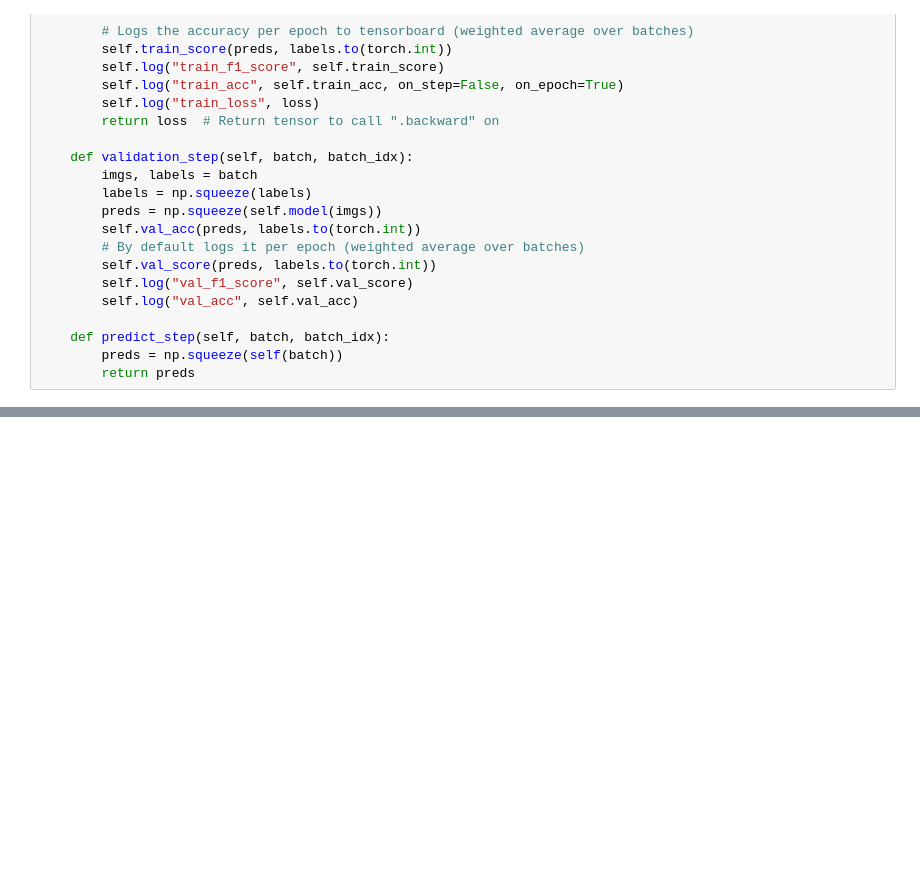
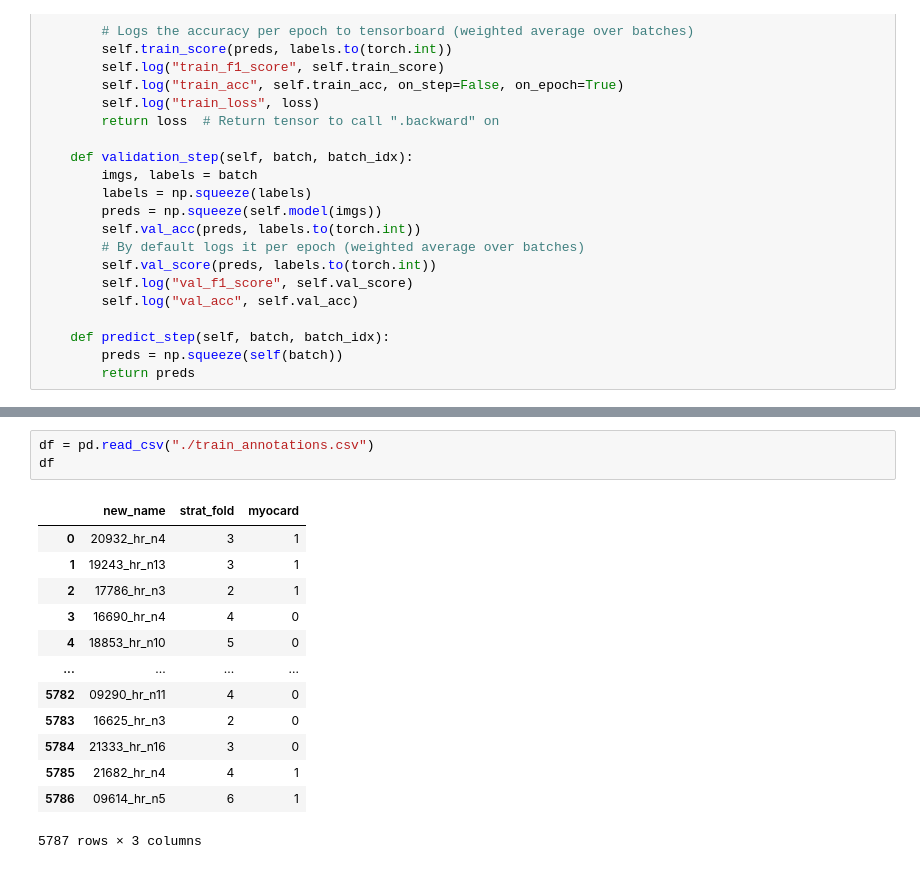
Before and after one commit to boldirev-as/AIIJC-medtech23, a Jupyter notebook: model_training.ipynb, the cells around one changed output, grey strips where cells are left out. Saved outputs shown, nothing was run; the diff lists cells and outputs as text; blank space fills up the shorter version.

```diff
--- a/model_training.ipynb
+++ b/model_training.ipynb
@@ -453,0 +449,17 @@ resnet_results
+# %%
+df = pd.read_csv("./train_annotations.csv")
+df
+# %% [output]
+|  | new_name | strat_fold | myocard |
+| 0 | 20932_hr_n4 | 3 | 1 |
+| 1 | 19243_hr_n13 | 3 | 1 |
+| 2 | 17786_hr_n3 | 2 | 1 |
+| 3 | 16690_hr_n4 | 4 | 0 |
+| 4 | 18853_hr_n10 | 5 | 0 |
+| ... | ... | ... | ... |
+| 5782 | 09290_hr_n11 | 4 | 0 |
+| 5783 | 16625_hr_n3 | 2 | 0 |
+| 5784 | 21333_hr_n16 | 3 | 0 |
+| 5785 | 21682_hr_n4 | 4 | 1 |
+| 5786 | 09614_hr_n5 | 6 | 1 |
+5787 rows × 3 columns
```
Also changed, not shown: parts of 10 cells of this notebook.
